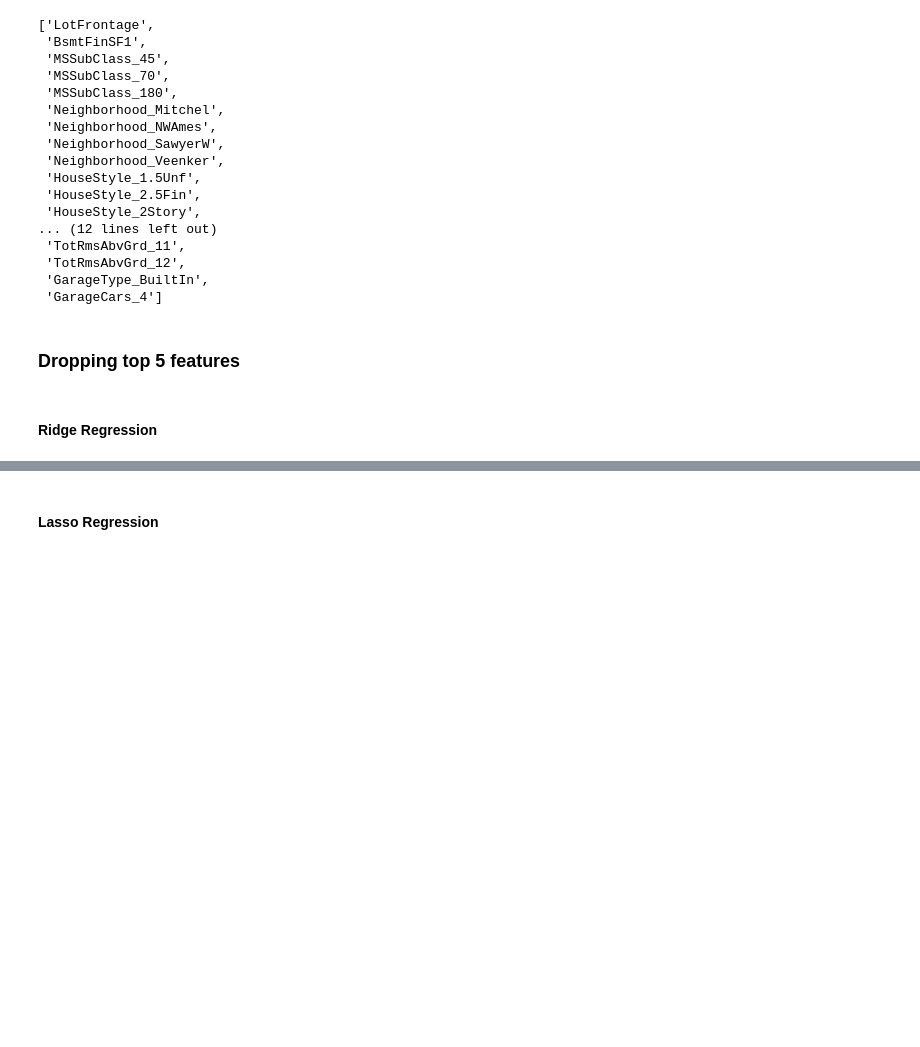
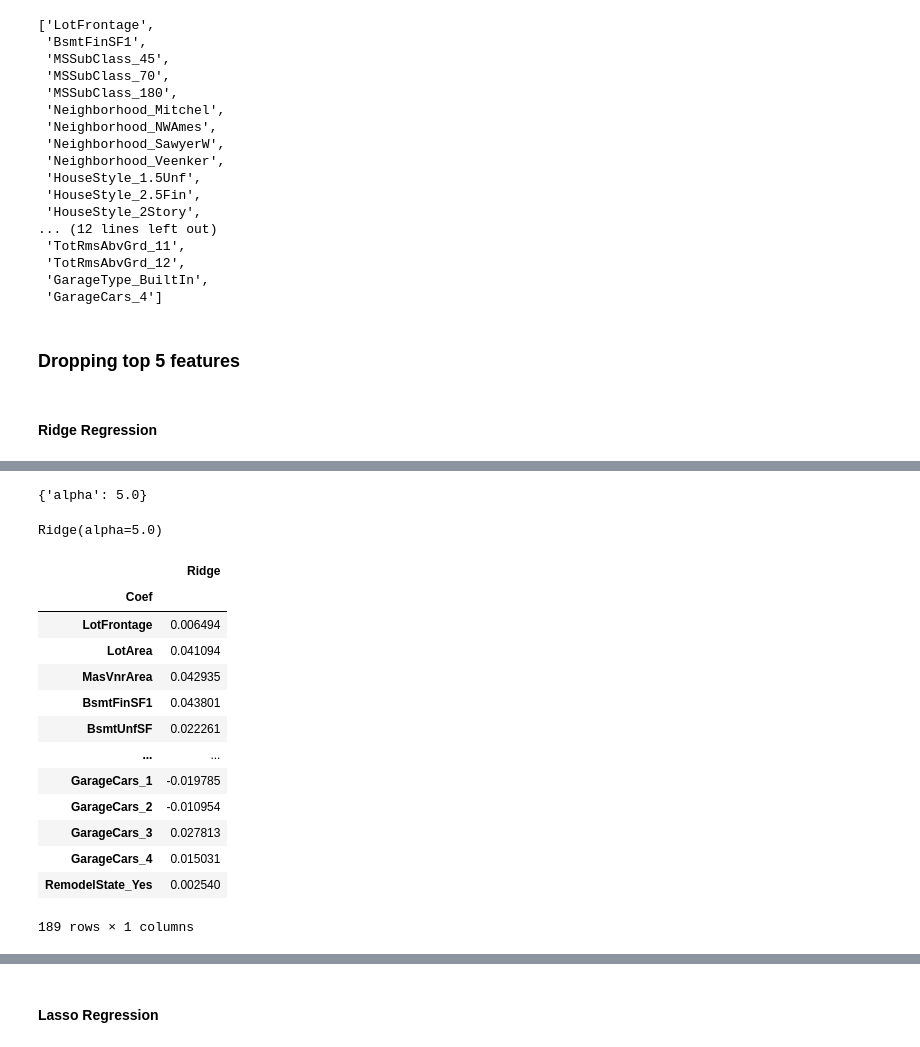
Before and after one commit to npalupunoori/AustrilianHousingCaseStudy, a Jupyter notebook: NarenReddy_Palupunoori.ipynb, the cells around one changed output, grey strips where cells are left out. Cells and saved outputs as stored; diff of their text form; code cells hidden in the pictures; blank space fills up the shorter version.

```diff
--- a/NarenReddy_Palupunoori.ipynb
+++ b/NarenReddy_Palupunoori.ipynb
@@ -1673,0 +1699,33 @@ Xtest_ridge = Xtest.drop(ridge_to_drop)
+# %%
+# Printing the best hyperparameter alpha
+print(model_cv.best_params_)
+# %% [output]
+{'alpha': 5.0}
+# %%
+alpha = 5.0
+ridge = Ridge(alpha=alpha)
+
+ridge.fit(Xtrain_ridge, ytrain)
+# %% [output]
+Ridge(alpha=5.0)
+# %%
+betas_ridge = pd.DataFrame(index=Xtrain_ridge.columns)
+betas_ridge.index.name = 'Coef'
+betas_ridge.rows = Xtrain_ridge.columns
+betas_ridge['Ridge'] = ridge.coef_
+betas_ridge
+# %% [output]
+|  | Ridge |
+| Coef |  |
+| LotFrontage | 0.006494 |
+| LotArea | 0.041094 |
+| MasVnrArea | 0.042935 |
+| BsmtFinSF1 | 0.043801 |
+| BsmtUnfSF | 0.022261 |
+| ... | ... |
+| GarageCars_1 | -0.019785 |
+| GarageCars_2 | -0.010954 |
+| GarageCars_3 | 0.027813 |
+| GarageCars_4 | 0.015031 |
+| RemodelState_Yes | 0.002540 |
+189 rows × 1 columns
```
Also changed, not shown: parts of 18 cells of this notebook.
